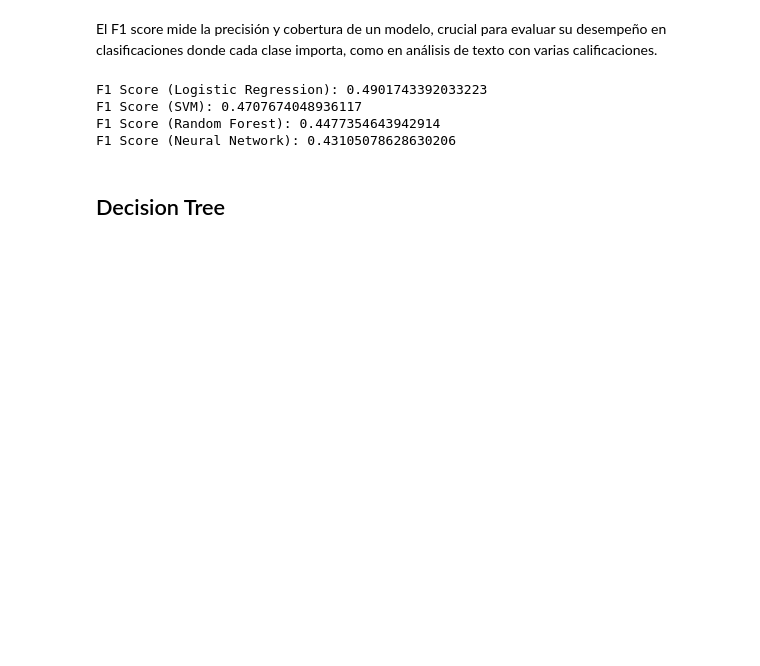
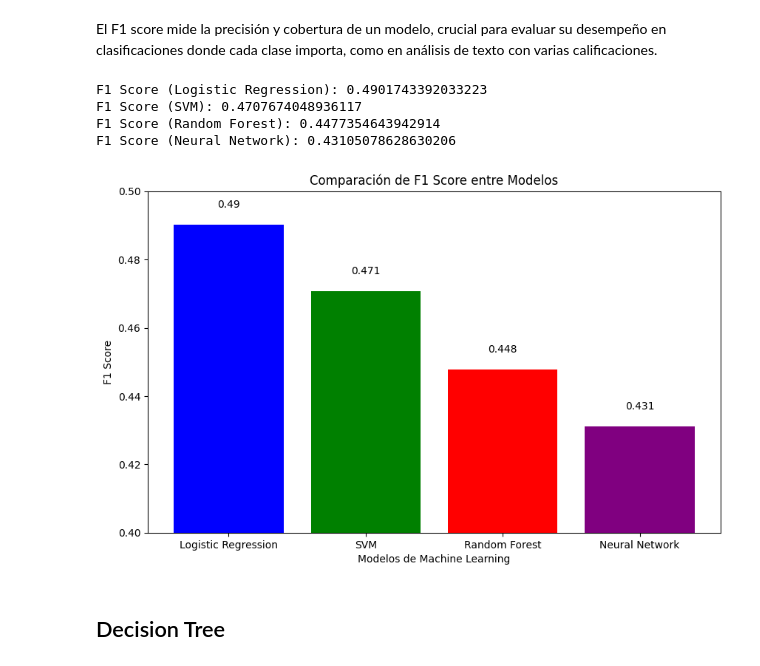
Before and after one commit to AlessoMTZ/Trabajo_BI_Estadistica, a Jupyter notebook: Notebook.ipynb, the cells around one changed output. Saved outputs shown, nothing was run; the diff lists cells and outputs as text; code cells hidden in the pictures; blank space fills up the shorter version.

```diff
--- a/Notebook.ipynb
+++ b/Notebook.ipynb
@@ -714,6 +729,24 @@ F1 Score (Logistic Regression): 0.4901743392033223
 F1 Score (SVM): 0.4707674048936117
 F1 Score (Random Forest): 0.4477354643942914
 F1 Score (Neural Network): 0.43105078628630206
+# %%
+
+model_names = ['Logistic Regression', 'SVM', 'Random Forest', 'Neural Network']
+f1_scores = [0.4901743392033223, 0.4707674048936117, 0.4477354643942914, 0.43105078628630206]
+
+plt.figure(figsize=(10, 6))
+plt.bar(model_names, f1_scores, color=['blue', 'green', 'red', 'purple'])
+plt.xlabel('Modelos de Machine Learning')
+plt.ylabel('F1 Score')
+plt.title('Comparación de F1 Score entre Modelos')
+plt.ylim(0.4, 0.5)
+
+for i in range(len(f1_scores)):
+    plt.text(i, f1_scores[i] + 0.005, round(f1_scores[i], 3), ha = 'center')
+
+plt.show()
+# %% [output]
+[figure, added]
 # %% [markdown]
 ## Decision Tree
 # %% [markdown]
```
Also changed, not shown: parts of 4 cells of this notebook, 6 other files.
